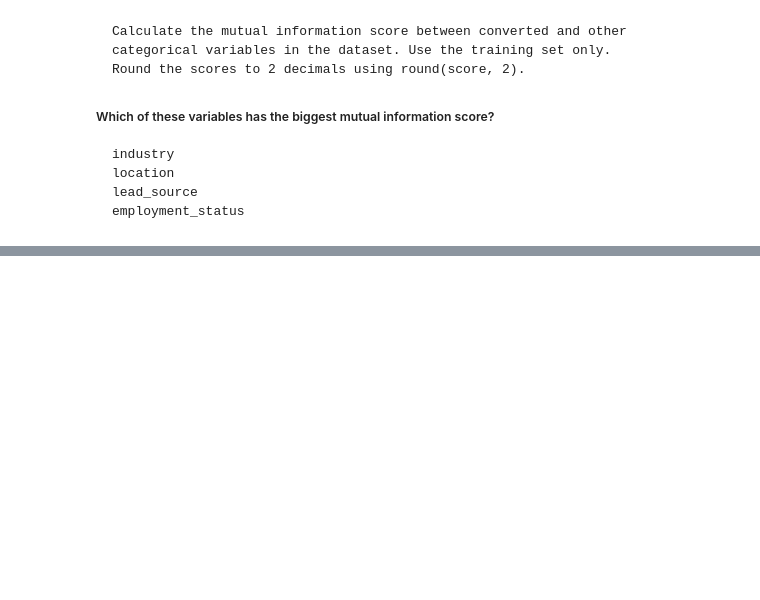
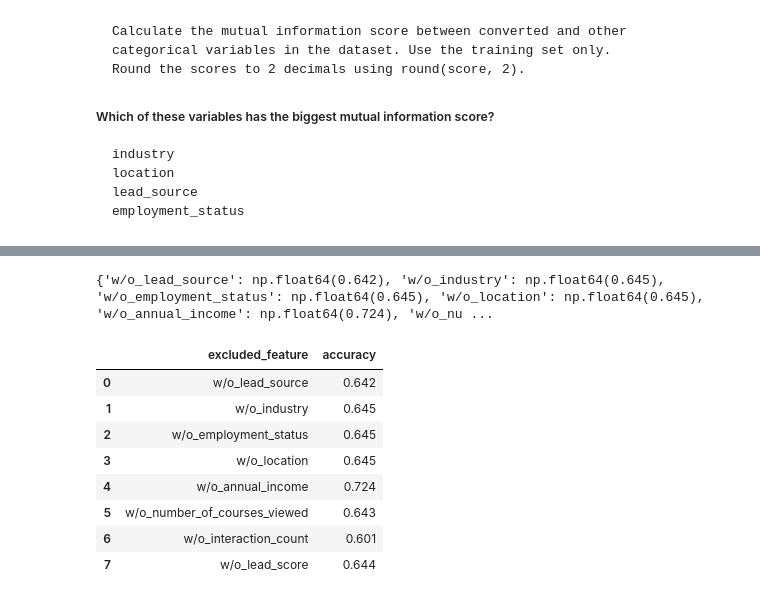
Before and after one commit to AdisaYunusa/ml-zoomcamp, a Jupyter notebook: 03-classification/Homework 3.ipynb, the cells around one changed output, grey strips where cells are left out. Drawn from its saved outputs; the diff is of its cells as text; code cells hidden in the pictures; blank space fills up the shorter version.

```diff
--- a/03-classification/Homework 3.ipynb
+++ b/03-classification/Homework 3.ipynb
@@ -188,0 +349,18 @@ del df_val['converted']
+# %%
+print(accuracy_dict)
+# %% [output]
+{'w/o_lead_source': np.float64(0.642), 'w/o_industry': np.float64(0.645), 'w/o_employment_status': np.float64(0.645), 'w/o_location': np.float64(0.645), 'w/o_annual_income': np.float64(0.724), 'w/o_nu ...
+# %%
+df_accuracy = pd.DataFrame(accuracy_dict.items(), columns=['excluded_feature', 'accuracy'])
+
+df_accuracy
+# %% [output]
+|  | excluded_feature | accuracy |
+| 0 | w/o_lead_source | 0.642 |
+| 1 | w/o_industry | 0.645 |
+| 2 | w/o_employment_status | 0.645 |
+| 3 | w/o_location | 0.645 |
+| 4 | w/o_annual_income | 0.724 |
+| 5 | w/o_number_of_courses_viewed | 0.643 |
+| 6 | w/o_interaction_count | 0.601 |
+| 7 | w/o_lead_score | 0.644 |
```
Also changed, not shown: parts of 29 cells of this notebook.
